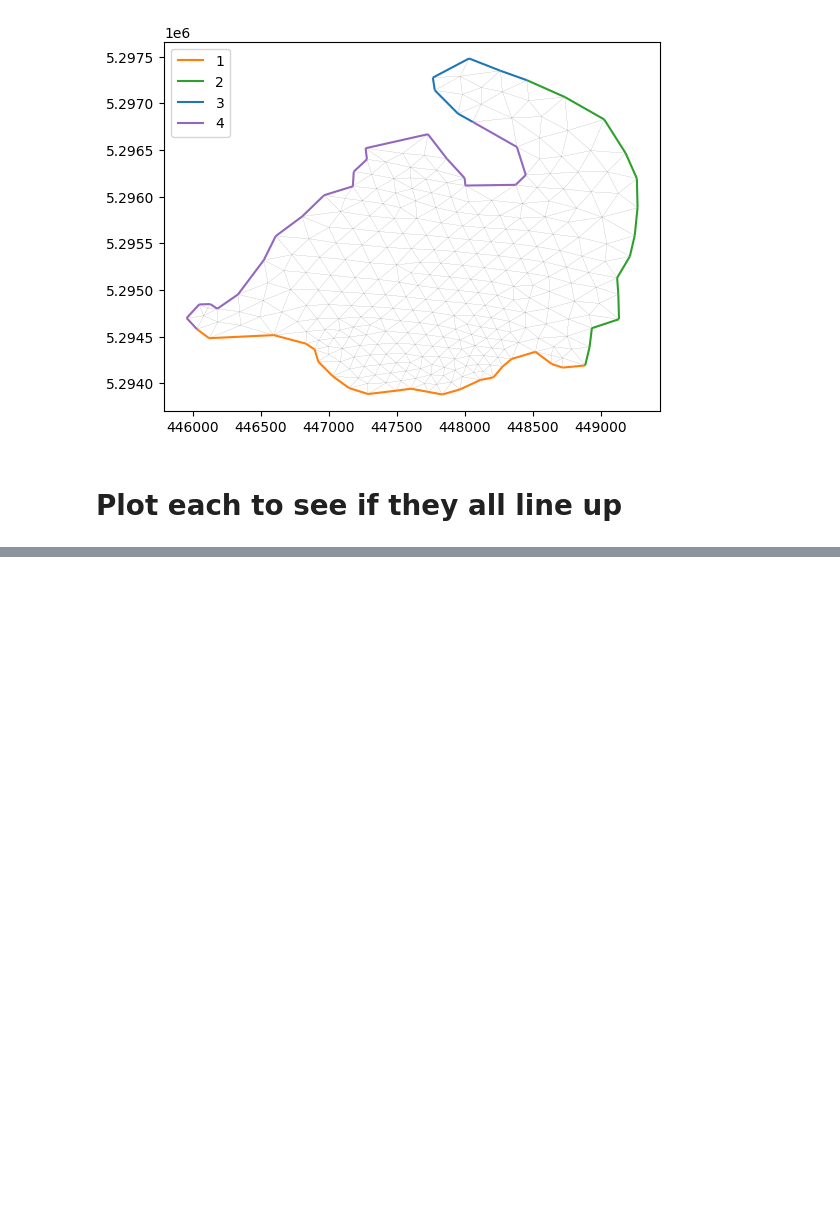
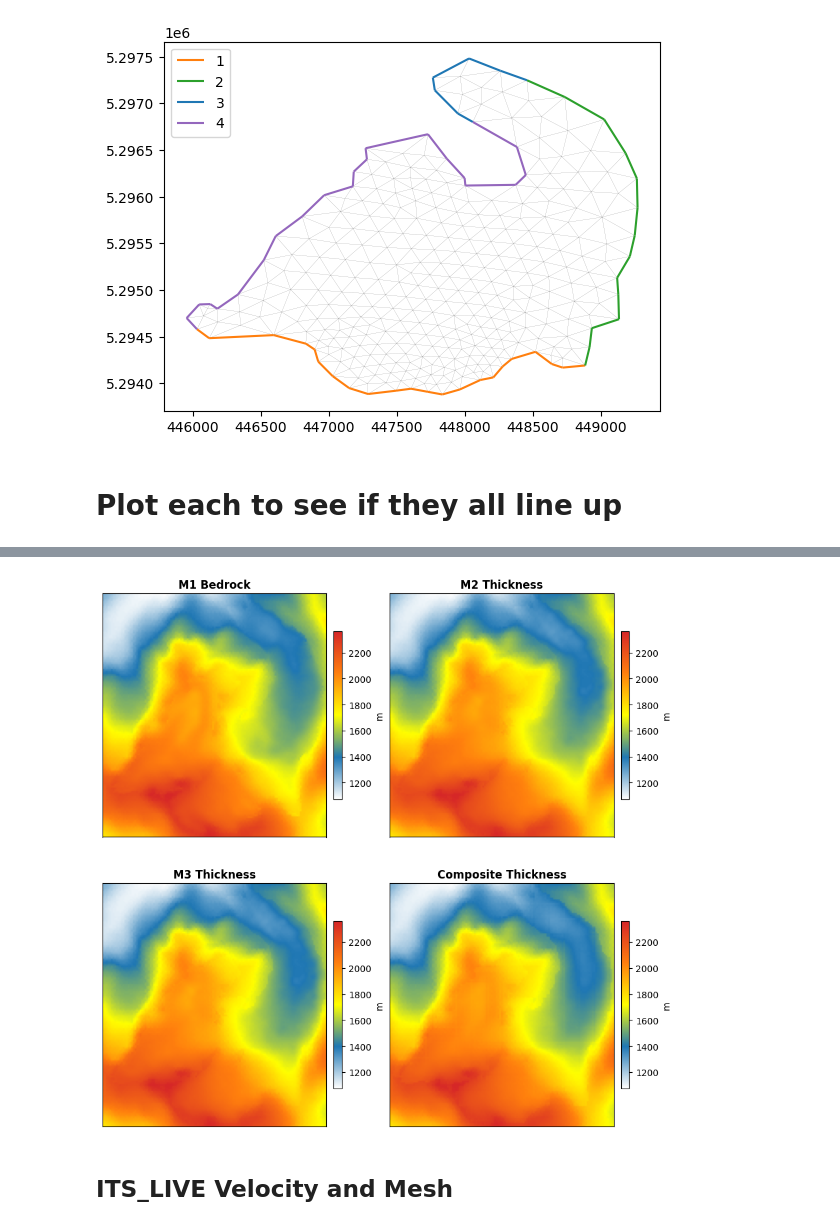
Before and after one commit to JonMaurer/Blue_glacier, a Jupyter notebook: sync/blue_glacier/code/liam_notebooks/blue_glacier.ipynb, the cells around one changed output, grey strips where cells are left out. Drawn from its saved outputs; the diff is of its cells as text; code cells hidden in the pictures; blank space fills up the shorter version.

```diff
--- a/sync/blue_glacier/code/liam_notebooks/blue_glacier.ipynb
+++ b/sync/blue_glacier/code/liam_notebooks/blue_glacier.ipynb
@@ -239,0 +265,48 @@ plt.tight_layout()
+# %%
+# Bedrock Plots
+fig, ax = plt.subplots(2, 2, figsize = [9, 9], sharey = True, sharex = True)
+
+colors = ax[0,0].imshow(b_obs_m1[0, :, :],
+                      extent=(extent["left"], extent["right"], extent["bottom"], extent["top"]),
+                      cmap = cmap2,
+                      axes=ax[0,0])
+fig.colorbar(colors, label="m", location = 'right', fraction=0.035, pad=0.03)
+ax[0,0].set_title('M1 Bedrock', fontweight = 'bold')
+ax[0,0].set_aspect("equal")
+
+colors = ax[0,1].imshow(b_obs_m2[0, :, :],
+                      extent=(extent["left"], extent["right"], extent["bottom"], extent["top"]),
+                      cmap = cmap2,
+                      axes=ax[0,1])
+fig.colorbar(colors, label="m", location = 'right', fraction=0.035, pad=0.03)
+ax[0,1].set_title('M2 Thickness', fontweight = 'bold')
+ax[0,1].set_aspect("equal")
+
+colors = ax[1,0].imshow(b_obs_m2[0, :, :],
+                      extent=(extent["left"], extent["right"], extent["bottom"], extent["top"]),
+                      cmap = cmap2,
+                      axes=ax[1,0])
+fig.colorbar(colors, label="m", location = 'right', fraction=0.035, pad=0.03)
+ax[1,0].set_title('M3 Thickness', fontweight = 'bold')
+ax[1,0].set_aspect("equal")
+
+colors = ax[1,1].imshow(b_obs_comp,
+                      extent=(extent["left"], extent["right"], extent["bottom"], extent["top"]),
+                      cmap = cmap2,
+                      axes=ax[1,1])
+fig.colorbar(colors, label="m", location = 'right', fraction=0.035, pad=0.03)
+ax[1,1].set_title('Composite Thickness', fontweight = 'bold')
+ax[1,1].set_aspect("equal")
+
+ax[0,0].set_xticks([])
+ax[0,1].set_xticks([])
+ax[1,0].set_xticks([])
+ax[1,1].set_xticks([])
+
+ax[1,0].set_yticks([])
+
+plt.tight_layout()
+# %% [output]
+[figure, added]
+# %% [markdown]
+## ITS_LIVE Velocity and Mesh
```
Also changed, not shown: parts of 46 cells of this notebook, 10 other files.
